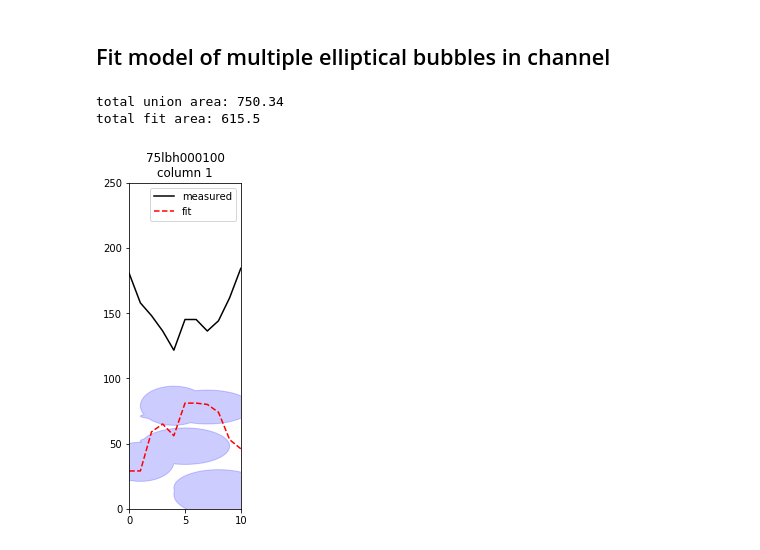
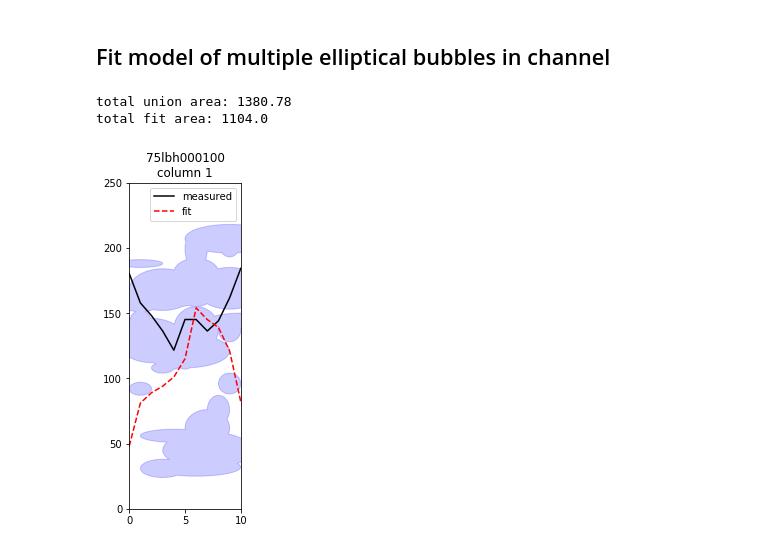
Before and after one commit to ericmuckley/fluid_channel_modeling, a Jupyter notebook: channel_modeling_cross_sections.ipynb, the cells around one changed output. Drawn from its saved outputs; the diff is of its cells as text; code cells hidden in the pictures.

```diff
--- a/channel_modeling_cross_sections.ipynb
+++ b/channel_modeling_cross_sections.ipynb
@@ -101,19 +76,19 @@ def get_ellipse(properties):
     ellipse = shapely.affinity.scale(circle, properties['rx'], properties['ry'])
     return ellipse
 
-def overlapping_multi_ellipse_integral(multipolygon):
+def overlapping_multi_ellipse_integral(multipolygon, xrange, yrange):
     """
     This function takes a Shapely multipolygon object
     and integrates over its profile in the x-direction.
     """
     integral = []
-    for c in range(len(cs['x'])):
-
-        grid_points = np.column_stack((np.repeat(c, int(data['d_um'])),
-                                       np.arange(int(data['d_um']))))
+    for c in range(int(xrange)):
+        grid_points = np.column_stack((np.repeat(c, int(yrange)), np.arange(int(yrange))))
         contains = [union.contains(Point(p)) for p in grid_points]
         integral.append(np.sum(contains))
     return integral
+
+
 
 
 # loop over each vertical cross section of image
@@ -126,12 +101,12 @@ for i in range(1):
 
 
     # get fitting parameters
-    bub_num = 10
+    bub_num = 30
     ellipse_properties = pd.DataFrame(
         (np.random.random((bub_num, 4)))*5, columns=['x0', 'y0', 'rx', 'ry'])
 
-    ellipse_properties['x0'] = np.random.randint(1, 9, size=bub_num)
-    ellipse_properties['y0'] = np.random.randint(10, 100, size=bub_num)
+    ellipse_properties['x0'] = np.random.randint(1, len(cs['x']-1), size=bub_num)
+    ellipse_properties['y0'] = np.random.randint(20, data['d_um']-20, size=bub_num)
     ellipse_properties['rx'] = np.random.randint(1, 5, size=bub_num)
     ellipse_properties['ry'] = np.random.randint(2, 20, size=bub_num)
 
@@ -145,40 +120,38 @@ for i in range(1):
 
         # get ellipse from its properties
         ellipse = get_ellipse(dict(ellipse_properties.iloc[b]))
-        #ax.add_patch(PolygonPatch(ellipse, fc='w', ec='b', alpha=0.5))
         ellipse_list.append(ellipse)
 
 
     # get union of all bubbles if they are intersecting
     union = unary_union(ellipse_list)
     print('total union area: {}'.format(round(union.area, 2)))
 
     # calculate total void fraction fit (integral over all ellipses)
-    #fit = multi_ellipse_integral(cs['x'], *ellipse_properties.values.ravel())
-    fit = overlapping_multi_ellipse_integral(union)
+    fit = overlapping_multi_ellipse_integral(union, len(cs['x']), data['d_um'])
     fit_area = np.trapz(fit, x=np.arange(len(fit)))
     print('total fit area: {}'.format(round(fit_area, 2)))
 
 
 
     # add union of all ellipses to the plot
     ax.add_patch(PolygonPatch(union, fc='b', ec='b', alpha=0.2))
     # plot measured cross section
     plt.plot(cs['x'], cs['cs'], c='k', label='measured')
     # plot simulated cross section
     plt.plot(cs['x'], fit, c='r', linestyle='--', label='fit')
     fig.set_size_inches(2, 6)
     plt.xlim([0, np.max(cs['x'])])
     plt.ylim([0, data['d_um']])
     plt.legend()
     #plt.tight_layout()
     #plt.xticks([])
     #plt.yticks([])
     plt.title('{}\ncolumn {}'.format(L, i+1))
     #plt.savefig(os.path.join(save_img_dir, 'img_{}.jpg'.format(str(i).zfill(5))))
     plt.show()
 # %% [output]
-total union area: 750.34
-total fit area: 615.5
+total union area: 1380.78
+total fit area: 1104.0
-[figure, old version]
+[figure, new version]
 # %%
```
Also changed, not shown: parts of 8 cells of this notebook.
